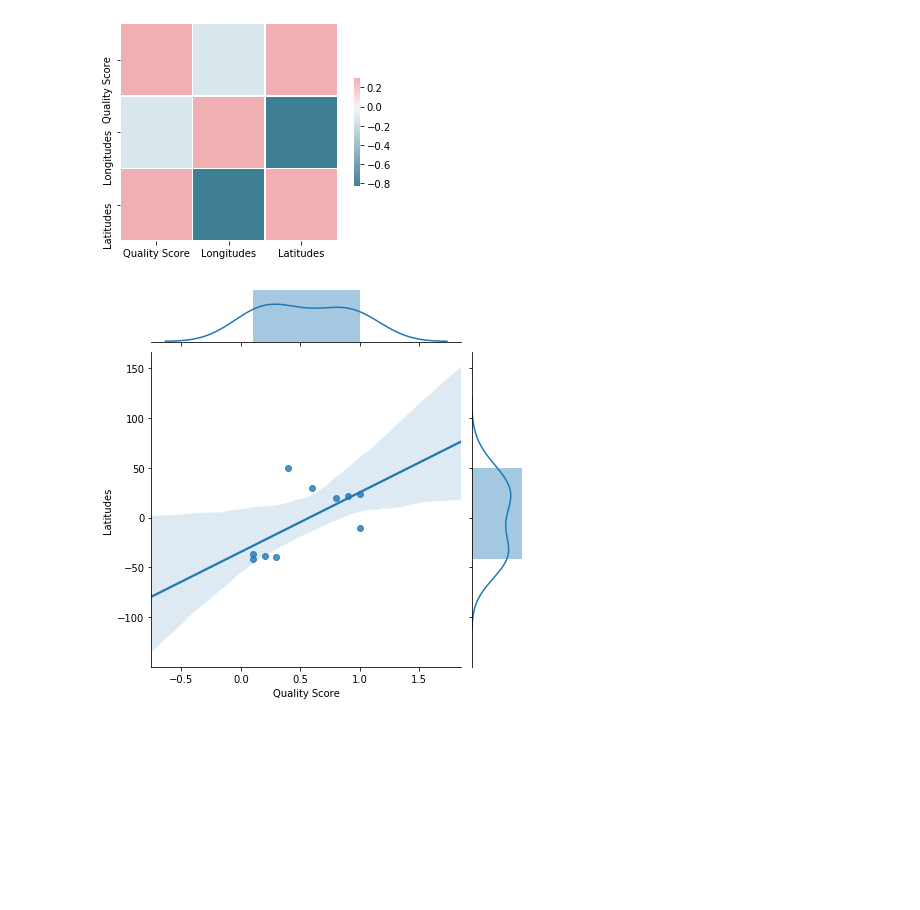
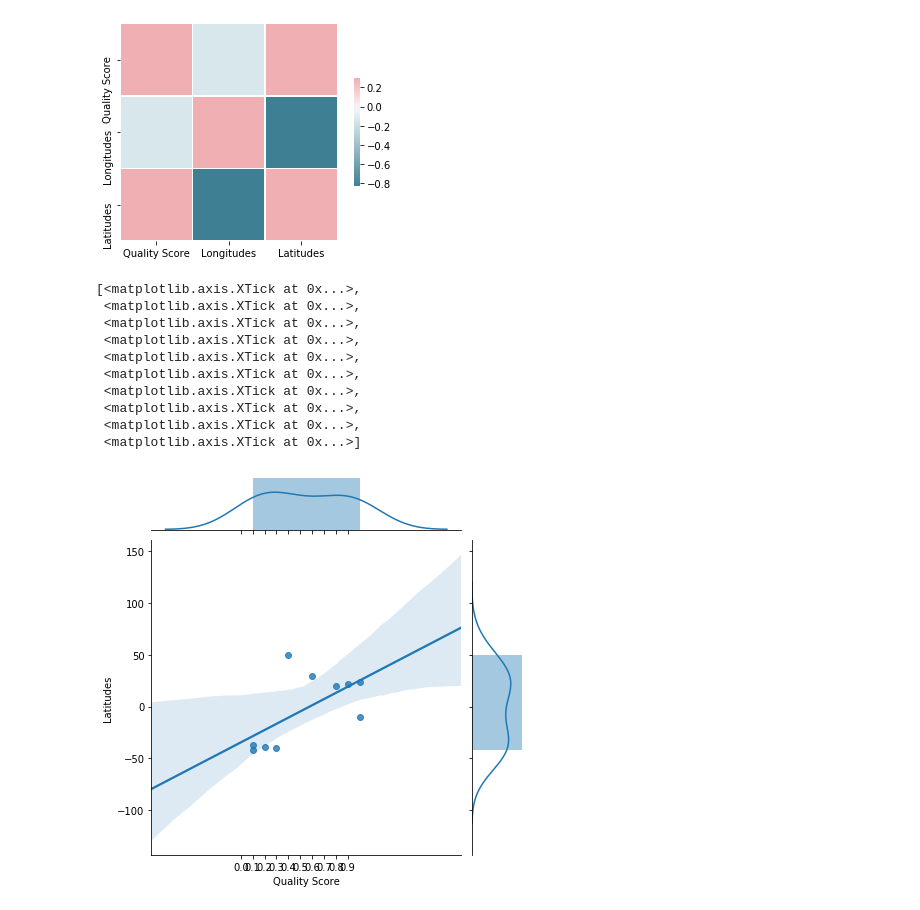
Before and after one commit to oceanhackweek/ohw19-projects-TMIVP, a Jupyter notebook: Fake_data.ipynb, the cells around one changed output. Cells and saved outputs as stored; diff of their text form; code cells hidden in the pictures; blank space fills up the shorter version.

```diff
--- a/Fake_data.ipynb
+++ b/Fake_data.ipynb
@@ -75,5 +75,17 @@ mask[np.triu_indices_from(mask)] = True
 cmap = seaborn.diverging_palette(220, 10, as_cmap=True)
 # %%
 fig = seaborn.jointplot("Quality Score", "Latitudes", full_df, kind="reg")
+fig.ax_joint.set_xticks(np.arange(0, 1, 0.1))
+#plt.xticks(np.arange(min(x), max(x)+1, 1.0))
 # %% [output]
+[<matplotlib.axis.XTick at 0x...>,
+ <matplotlib.axis.XTick at 0x...>,
+ <matplotlib.axis.XTick at 0x...>,
+ <matplotlib.axis.XTick at 0x...>,
+ <matplotlib.axis.XTick at 0x...>,
+ <matplotlib.axis.XTick at 0x...>,
+ <matplotlib.axis.XTick at 0x...>,
+ <matplotlib.axis.XTick at 0x...>,
+ <matplotlib.axis.XTick at 0x...>,
+ <matplotlib.axis.XTick at 0x...>]
-[figure, old version]
+[figure, new version]
```
Also changed, not shown: parts of 1 cell of this notebook, 1 other file.
